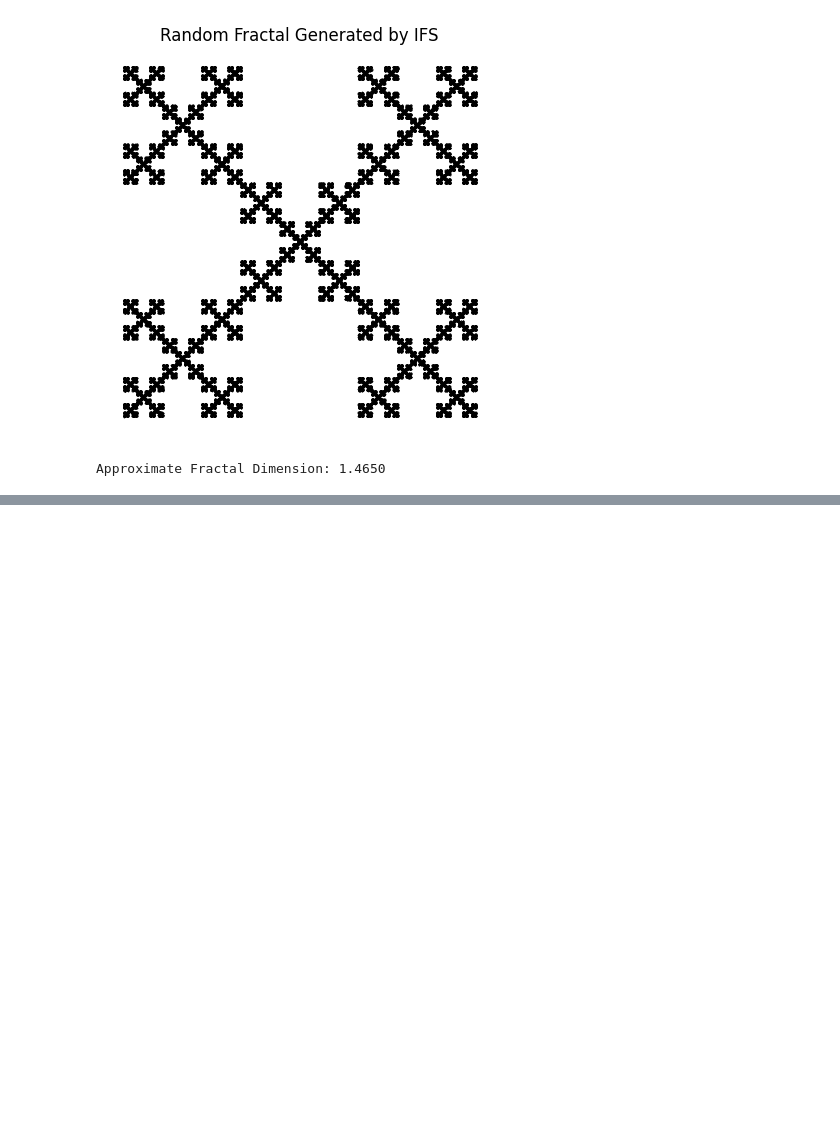
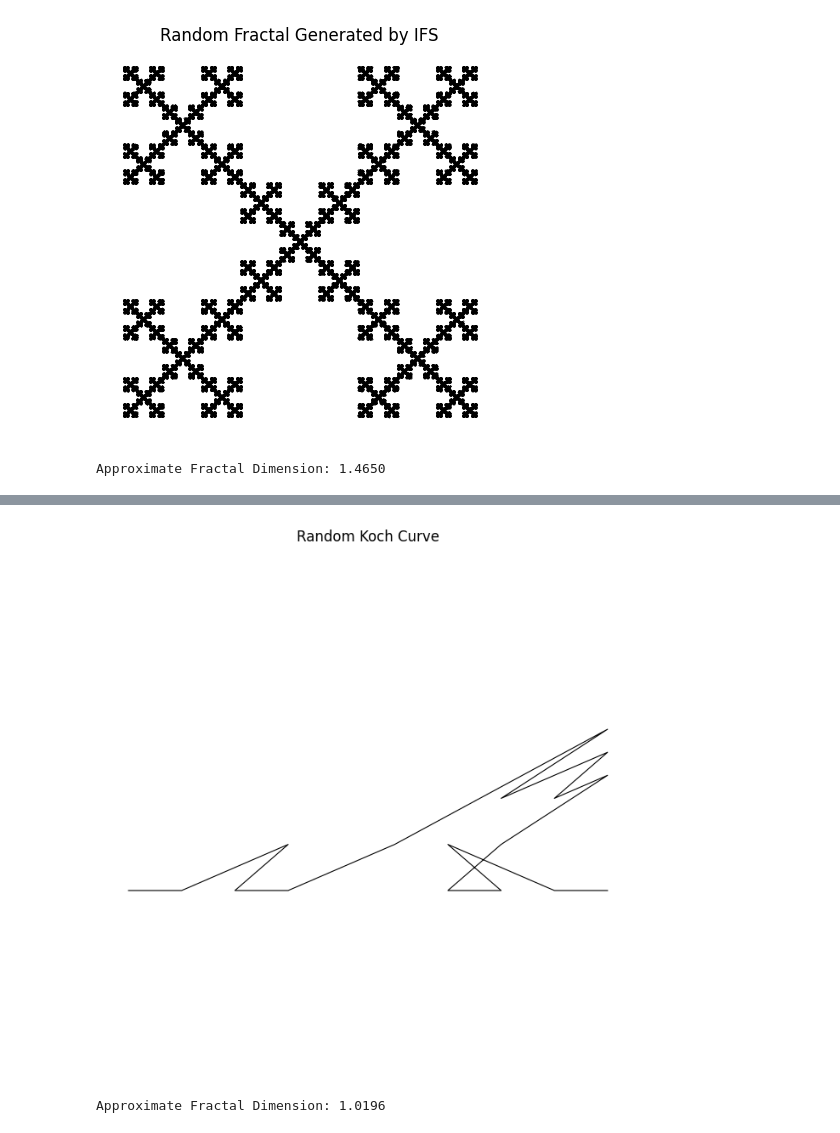
Before and after one commit to Habababa17/fraktale2, a Jupyter notebook: fraktale_2.ipynb, the cells around one changed output, grey strips where cells are left out. Saved outputs shown, nothing was run; the diff lists cells and outputs as text; code cells hidden in the pictures; blank space fills up the shorter version.

```diff
--- a/fraktale_2.ipynb
+++ b/fraktale_2.ipynb
@@ -262,0 +263,5 @@ Approximate Fractal Dimension: 1.3255
+# %%
+random_koch_curve(n_iter=2)
+# %% [output]
+[figure, added]
+Approximate Fractal Dimension: 1.0196
```
Also changed, not shown: parts of 13 cells of this notebook.
